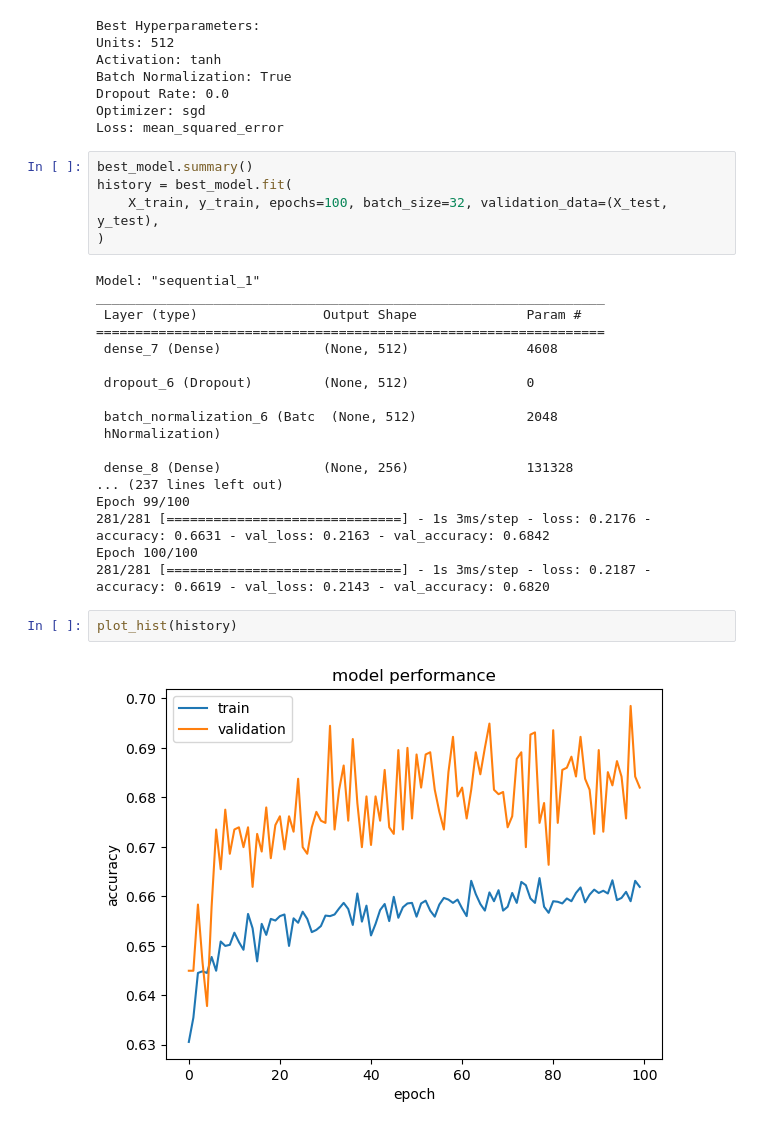
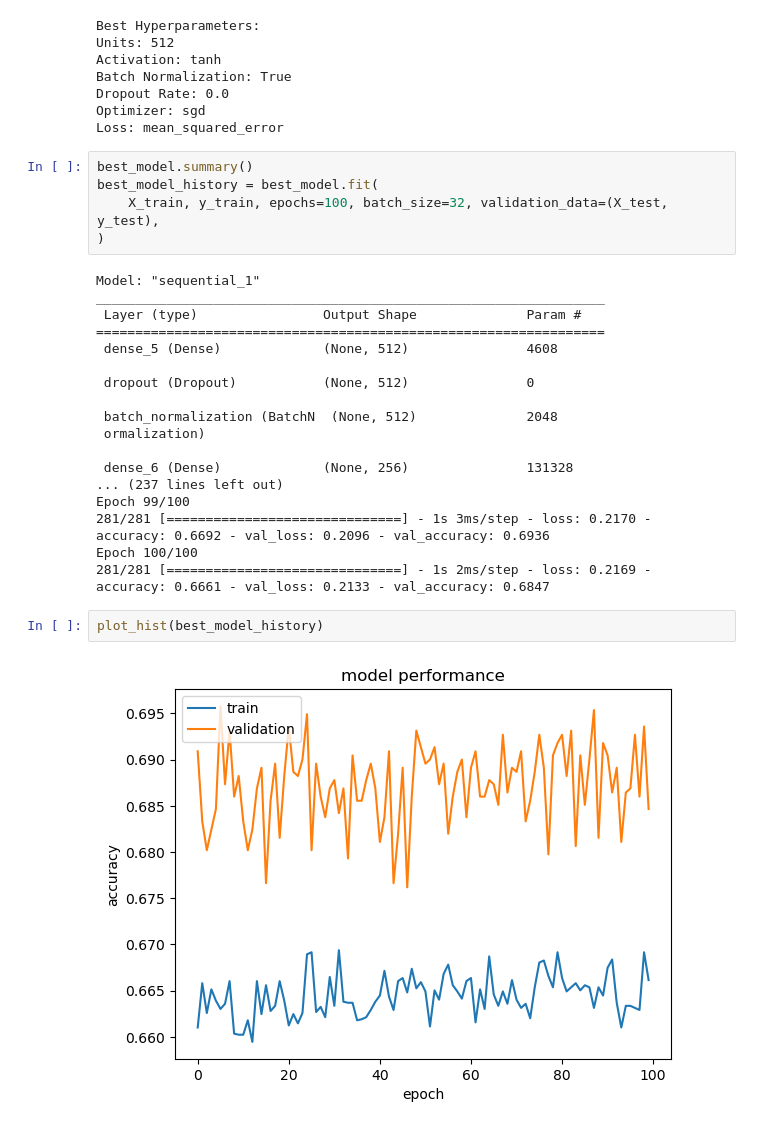
Before and after one commit to khorzhenwin/thigh-roids, a Jupyter notebook: MLP.ipynb, the cells around one changed output. Drawn from its saved outputs; the diff is of its cells as text.

Commit message:
Refined results of models

```diff
--- a/MLP.ipynb
+++ b/MLP.ipynb
@@ -224,7 +225,7 @@ Optimizer: sgd
 Loss: mean_squared_error
 # %%
 best_model.summary()
-history = best_model.fit(
+best_model_history = best_model.fit(
     X_train, y_train, epochs=100, batch_size=32, validation_data=(X_test, y_test),
 )
 # %% [output]
@@ -232,23 +233,23 @@ Model: "sequential_1"
 _________________________________________________________________
  Layer (type)                Output Shape              Param #
 =================================================================
- dense_7 (Dense)             (None, 512)               4608
+ dense_5 (Dense)             (None, 512)               4608
 
- dropout_6 (Dropout)         (None, 512)               0
+ dropout (Dropout)           (None, 512)               0
 
- batch_normalization_6 (Batc  (None, 512)              2048
- hNormalization)
+ batch_normalization (BatchN  (None, 512)              2048
+ ormalization)
 
- dense_8 (Dense)             (None, 256)               131328
+ dense_6 (Dense)             (None, 256)               131328
 ... (237 lines left out)
 Epoch 99/100
-281/281 [==============================] - 1s 3ms/step - loss: 0.2176 - accuracy: 0.6631 - val_loss: 0.2163 - val_accuracy: 0.6842
+281/281 [==============================] - 1s 3ms/step - loss: 0.2170 - accuracy: 0.6692 - val_loss: 0.2096 - val_accuracy: 0.6936
 Epoch 100/100
-281/281 [==============================] - 1s 3ms/step - loss: 0.2187 - accuracy: 0.6619 - val_loss: 0.2143 - val_accuracy: 0.6820
+281/281 [==============================] - 1s 2ms/step - loss: 0.2169 - accuracy: 0.6661 - val_loss: 0.2133 - val_accuracy: 0.6847
 # %%
-plot_hist(history)
+plot_hist(best_model_history)
 # %% [output]
-[figure, old version]
+[figure, new version]
 # %%
 # print confusion matrix and accuracy
 y_pred = best_model.predict(X_test)
```
Also changed, not shown: parts of 5 cells of this notebook.
